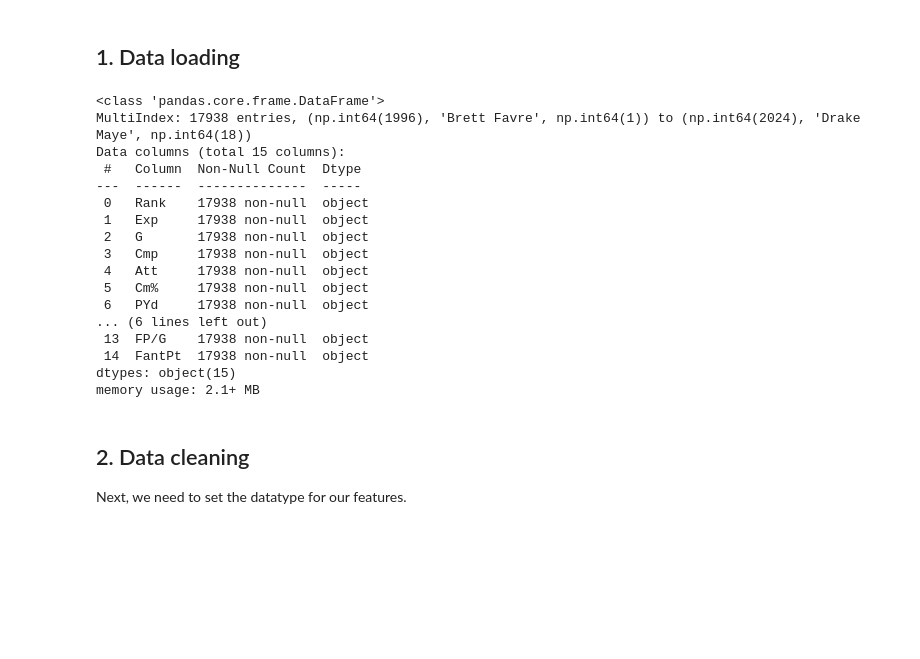
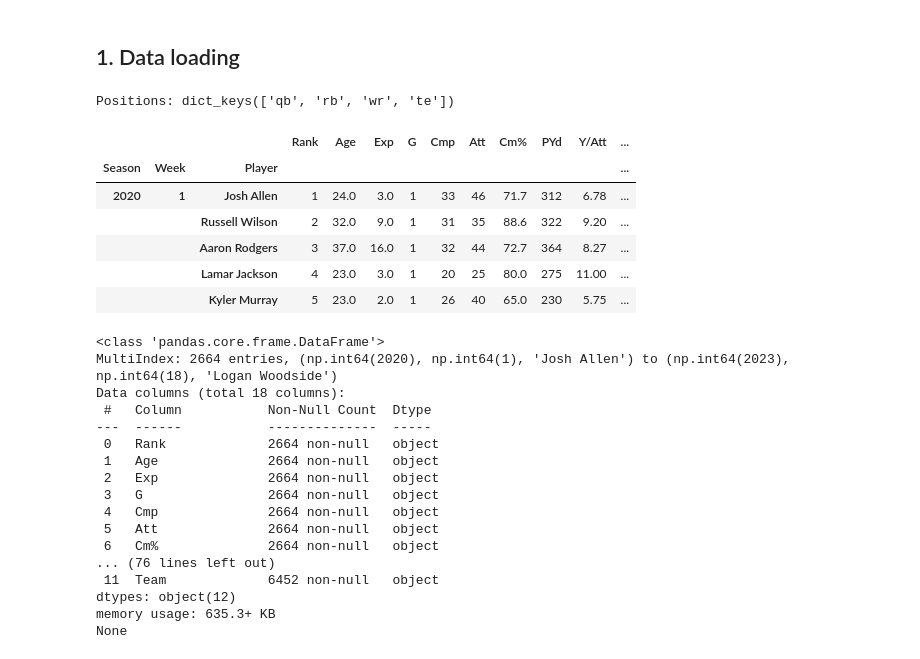
Before and after one commit to 4GeeksAcademy/maria272727fantasy_sports_assistant, a Jupyter notebook: notebooks/perdrizet_regression_model.ipynb, the cells around one changed output. Drawn from its saved outputs; the diff is of its cells as text; code cells hidden in the pictures; blank space fills up the shorter version.

```diff
--- a/notebooks/perdrizet_regression_model.ipynb
+++ b/notebooks/perdrizet_regression_model.ipynb
@@ -4,42 +4,55 @@
 First, let's try a regression model. We can use a week of stats for a given player as input, and try to predict the next week's stats as the output.
 # %%
 # Standard library imports
+import pickle
 from typing import Tuple
 
 # PyPI imports
 import numpy as np
 import pandas as pd
+import matplotlib.pyplot as plt
 from sklearn.preprocessing import StandardScaler
 from sklearn.model_selection import train_test_split
 from sklearn.linear_model import LinearRegression
 from sklearn.metrics import root_mean_squared_error
 
 # Input data
-data_file='../data/parsed_qb_data.parquet'
+data_file='../data/parsed_data_all_positions.pkl'
 # %% [markdown]
 ## 1. Data loading
-# %%
-data_df=pd.read_parquet(data_file)
-data_df.info()
-# %% [output]
-<class 'pandas.core.frame.DataFrame'>
-MultiIndex: 17938 entries, (np.int64(1996), 'Brett Favre', np.int64(1)) to (np.int64(2024), 'Drake Maye', np.int64(18))
-Data columns (total 15 columns):
- #   Column  Non-Null Count  Dtype
----  ------  --------------  -----
- 0   Rank    17938 non-null  object
- 1   Exp     17938 non-null  object
- 2   G       17938 non-null  object
- 3   Cmp     17938 non-null  object
- 4   Att     17938 non-null  object
- 5   Cm%     17938 non-null  object
- 6   PYd     17938 non-null  object
-... (6 lines left out)
- 13  FP/G    17938 non-null  object
- 14  FantPt  17938 non-null  object
-dtypes: object(15)
-memory usage: 2.1+ MB
-# %% [markdown]
-## 2. Data cleaning
-
-Next, we need to set the datatype for our features.
+# %%
+position_data=pickle.load(open(data_file, 'rb'))
+print(f'Positions: {position_data.keys()}')
+# %% [output]
+Positions: dict_keys(['qb', 'rb', 'wr', 'te'])
+# %%
+position_data['qb'].head()
+# %% [output]
+|  |  |  | Rank | Age | Exp | G | Cmp | Att | Cm% | PYd | Y/Att | ... |
+| Season | Week | Player |  |  |  |  |  |  |  |  |  | ... |
+| 2020 | 1 | Josh Allen | 1 | 24.0 | 3.0 | 1 | 33 | 46 | 71.7 | 312 | 6.78 | ... |
+|  |  | Russell Wilson | 2 | 32.0 | 9.0 | 1 | 31 | 35 | 88.6 | 322 | 9.20 | ... |
+|  |  | Aaron Rodgers | 3 | 37.0 | 16.0 | 1 | 32 | 44 | 72.7 | 364 | 8.27 | ... |
+|  |  | Lamar Jackson | 4 | 23.0 | 3.0 | 1 | 20 | 25 | 80.0 | 275 | 11.00 | ... |
+|  |  | Kyler Murray | 5 | 23.0 | 2.0 | 1 | 26 | 40 | 65.0 | 230 | 5.75 | ... |
+# %%
+for df in position_data.values():
+    print(df.info())
+# %% [output]
+<class 'pandas.core.frame.DataFrame'>
+MultiIndex: 2664 entries, (np.int64(2020), np.int64(1), 'Josh Allen') to (np.int64(2023), np.int64(18), 'Logan Woodside')
+Data columns (total 18 columns):
+ #   Column           Non-Null Count  Dtype
+---  ------           --------------  -----
+ 0   Rank             2664 non-null   object
+ 1   Age              2664 non-null   object
+ 2   Exp              2664 non-null   object
+ 3   G                2664 non-null   object
+ 4   Cmp              2664 non-null   object
+ 5   Att              2664 non-null   object
+ 6   Cm%              2664 non-null   object
+... (76 lines left out)
+ 11  Team             6452 non-null   object
+dtypes: object(12)
+memory usage: 635.3+ KB
+None
```
Also changed, not shown: parts of 12 cells of this notebook, 3 other files.
